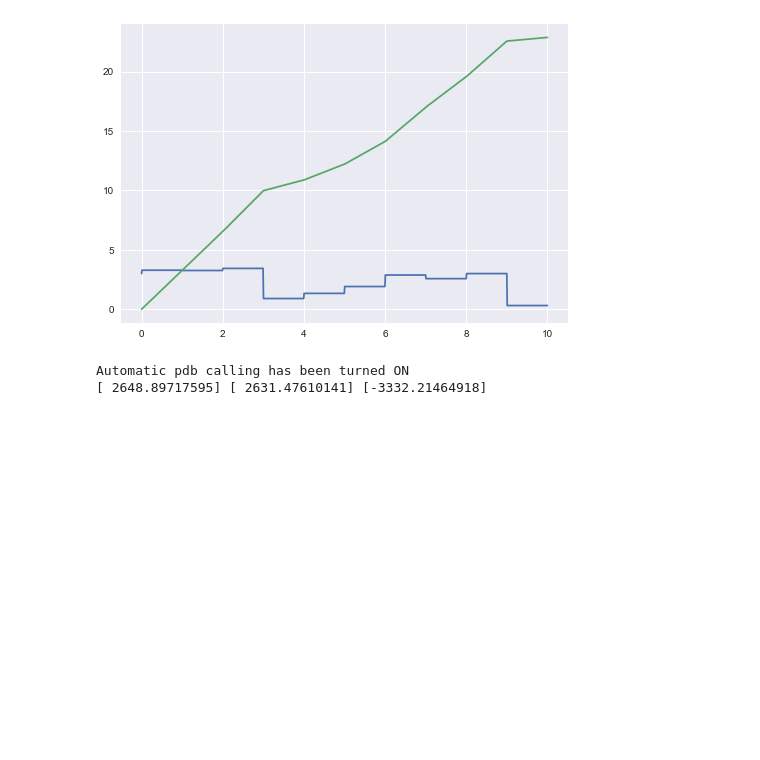
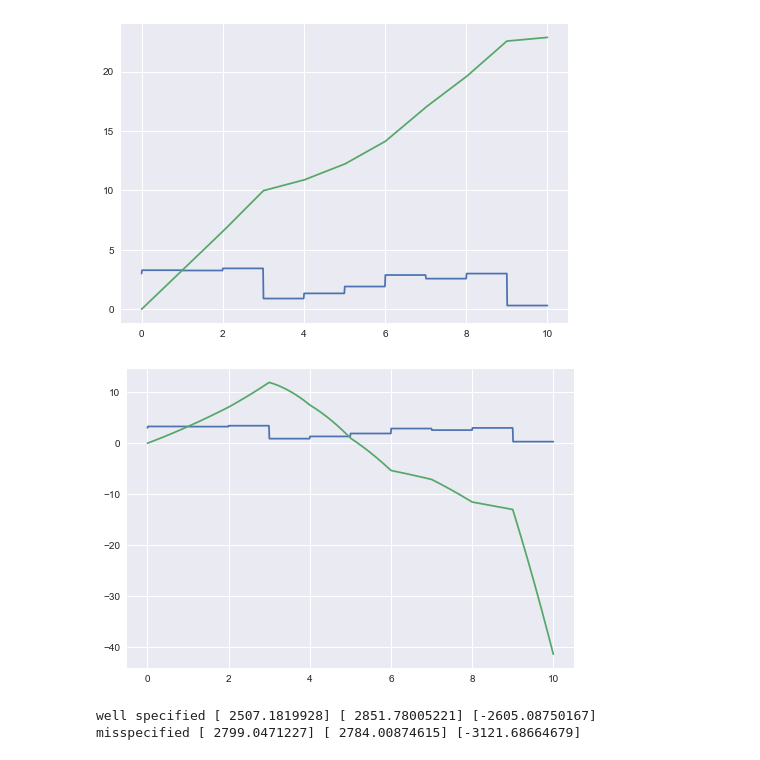
Before and after one commit to danmackinlay/branching_process, a Jupyter notebook: workbooks/hawkes_cts_dev.ipynb, the cells around one changed output. Drawn from its saved outputs; the diff is of its cells as text; code cells hidden in the pictures; blank space fills up the shorter version.

```diff
--- a/workbooks/hawkes_cts_dev.ipynb
+++ b/workbooks/hawkes_cts_dev.ipynb
@@ -167,23 +167,50 @@ plt.plot(eval_ts, step_phi(eval_ts, kappa=kappa));
 plt.plot(eval_ts, step_phi.integrate(eval_ts, kappa=kappa));
 # %% [output]
 [figure]
+# %%
+import numpy.random
+numpy.random.seed(1237)
+from importlib import reload
+import branching_process
+branching_process = reload(branching_process)
+from branching_process import cts
+cts = reload(cts)
+from branching_process.cts import sim, influence, model, background
+background = reload(background)
+sim = reload(sim)
+influence = reload(influence)
+model = reload(model)
+
+eval_ts = np.linspace(0, 10, 1000)
+mu = 3
+n_bases = 10
+kappa = np.random.uniform(-1,1, size=n_bases)**3
+
+step_phi = background.MultiplicativeStepKernel(n_bases=n_bases, t_end=10, mu=mu)
+
+plt.figure();
+plt.plot(eval_ts, step_phi(eval_ts, kappa=kappa));
+plt.plot(eval_ts, step_phi.integrate(eval_ts, kappa=kappa));
+# %% [output]
+[figure, added]
 # %%
-%pdb on
+import numpy.random
+numpy.random.seed(1237)
 from importlib import reload
 import branching_process
 branching_process = reload(branching_process)
 from branching_process import cts
-cts = reload(cts)
 from branching_process.cts import sim, influence, model
 sim = reload(sim)
 influence = reload(influence)
 model = reload(model)
+cts = reload(cts)
 
-fixed_exp_phi = influence.ExpKernel(tau=5, kappa=0.5)
+fixed_exp_kernel = influence.ExpKernel(tau=5, kappa=0.5)
 approx_kernel = influence.MaxwellKernel(n_bases=5, tau=np.array([1,2,3,4,5]))
 
 param_exp = dict(
-    phi_kernel=fixed_exp_phi,
+    phi_kernel=fixed_exp_kernel,
     mu=5.0,
     t_start=0.0,
     t_end=200)
@@ -191,10 +218,18 @@ param_exp = dict(
 ts = sim.sim_hawkes(**param_exp);
 
 print(
-    model.loglik(ts=ts, mu=0.5, phi_kernel=approx_kernel, phi_kwargs=dict(kappa=np.array([0.5, 0.3, 0, 0, 0,]))),
-    model.loglik(ts=ts, mu=5, phi_kernel=approx_kernel, phi_kwargs=dict(kappa=np.array([0.5, 0.3, 0, 0, 0,]))),
-    model.loglik(ts=ts, mu=50, phi_kernel=approx_kernel, phi_kwargs=dict(kappa=np.array([0.5, 0.3, 0, 0, 0,]))),
+    'well specified',
+    model.loglik(ts=ts, mu=0.5, phi_kernel=fixed_exp_kernel, kappa=np.array([0.5])),
+    model.loglik(ts=ts, mu=5, phi_kernel=fixed_exp_kernel, kappa=np.array([0.5])),
+    model.loglik(ts=ts, mu=50, phi_kernel=fixed_exp_kernel, kappa=np.array([0.5])),
 )
+
+print(
+    'misspecified',
+    model.loglik(ts=ts, mu=0.5, phi_kernel=approx_kernel, kappa=np.array([0.5, 0.3, 0, 0, 0,])),
+    model.loglik(ts=ts, mu=5, phi_kernel=approx_kernel, kappa=np.array([0.5, 0.3, 0, 0, 0,])),
+    model.loglik(ts=ts, mu=50, phi_kernel=approx_kernel, kappa=np.array([0.5, 0.3, 0, 0, 0,])),
+)
 # %% [output]
-Automatic pdb calling has been turned ON
-[ 2648.89717595] [ 2631.47610141] [-3332.21464918]
+well specified [ 2507.1819928] [ 2851.78005221] [-2605.08750167]
+misspecified [ 2799.0471227] [ 2784.00874615] [-3121.68664679]
```
Also changed, not shown: parts of 7 cells of this notebook.
